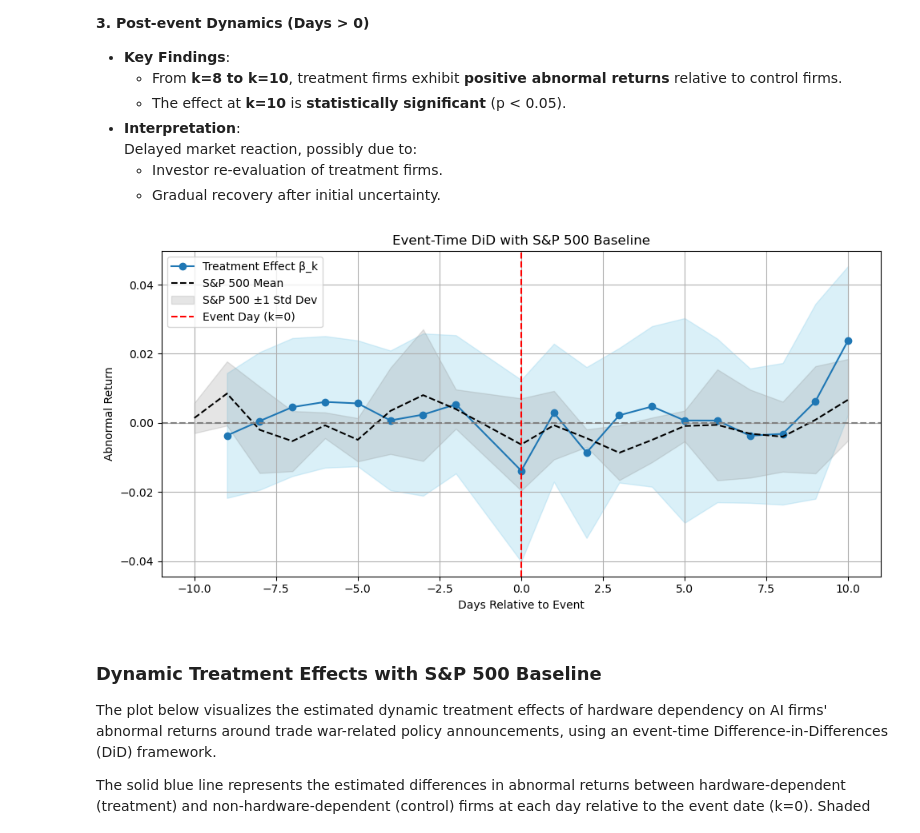
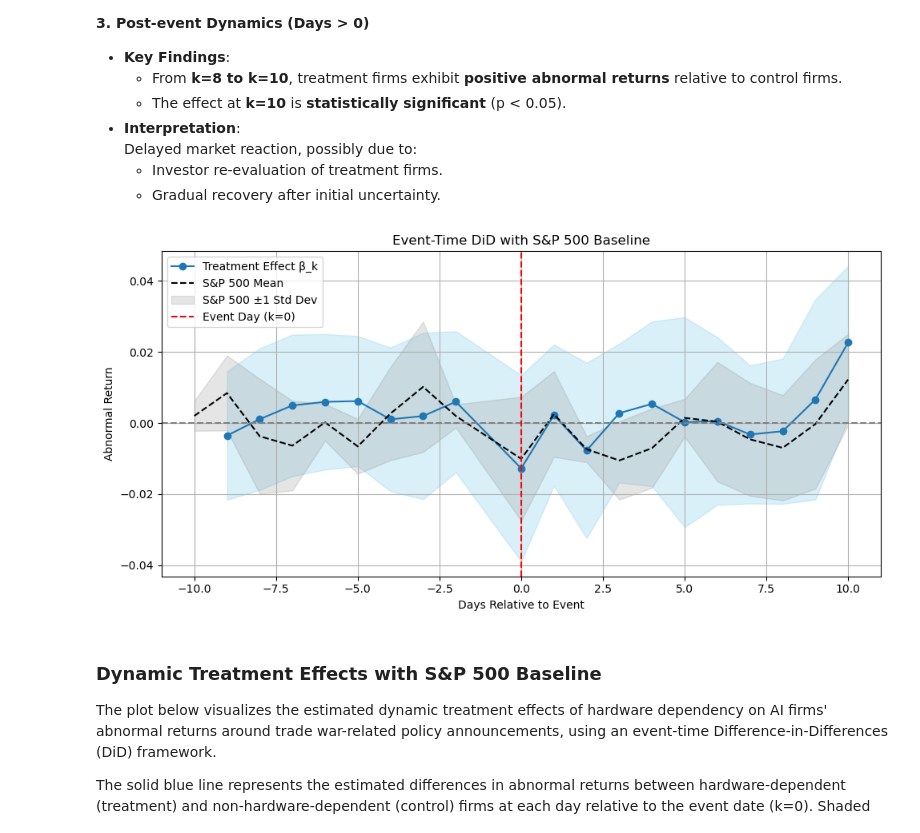
Before and after one commit to CynthiaShiyue/IDS701_Causal_Report_Project, a Jupyter notebook: EventTimeDiD.ipynb, the cells around one changed output. Drawn from its saved outputs; the diff is of its cells as text; code cells hidden in the pictures.

```diff
--- a/EventTimeDiD.ipynb
+++ b/EventTimeDiD.ipynb
@@ -242,7 +191,7 @@ This figure plots the estimated treatment effects of hardware dependency on abno
 # %%
 
 # 1. S&P 500 baseline dataframe
-sp500_df = df_reg[df_reg['ticker'] == 'SP500']
+sp500_df = df_reg[df_reg['ticker'] == 'QQQ']
 
 SP500_event_df = sp500_df.groupby('event_time').agg(
     AR_mean_SP500=('abnormal_return', 'mean'),
@@ -264,34 +213,34 @@ sorted_idx = sorted(range(len(event_days)), key=lambda i: event_days[i])
 event_days = [event_days[i] for i in sorted_idx]
 betas = [betas[i] for i in sorted_idx]
 lower = [lower[i] for i in sorted_idx]
 upper = [upper[i] for i in sorted_idx]
 
 plt.figure(figsize=(10, 5))
 
 # Treatment Effect β_k
 plt.plot(event_days, betas, marker='o', label='Treatment Effect β_k')
 plt.fill_between(event_days, lower, upper, alpha=0.3, color='skyblue')
 
 # S&P 500 baseline
 plt.plot(SP500_event_df['event_time'], SP500_event_df['AR_mean_SP500'],
          linestyle='--', color='black', label='S&P 500 Mean')
 plt.fill_between(SP500_event_df['event_time'],
                  SP500_event_df['AR_mean_SP500'] - SP500_event_df['AR_std_SP500'],
                  SP500_event_df['AR_mean_SP500'] + SP500_event_df['AR_std_SP500'],
                  color='gray', alpha=0.2, label='S&P 500 ±1 Std Dev')
 
 plt.axhline(0, linestyle='--', color='gray')
 plt.axvline(0, linestyle='--', color='red', label='Event Day (k=0)')
 
 plt.xlabel("Days Relative to Event")
 plt.ylabel("Abnormal Return")
 plt.title("Event-Time DiD with S&P 500 Baseline")
 plt.legend()
 plt.grid(True)
 plt.tight_layout()
 plt.show()
 # %% [output]
-[figure, old version]
+[figure, new version]
 # %% [markdown]
 ### Dynamic Treatment Effects with S&P 500 Baseline
 
```
Also changed, not shown: parts of 4 cells of this notebook, 6 other files.
